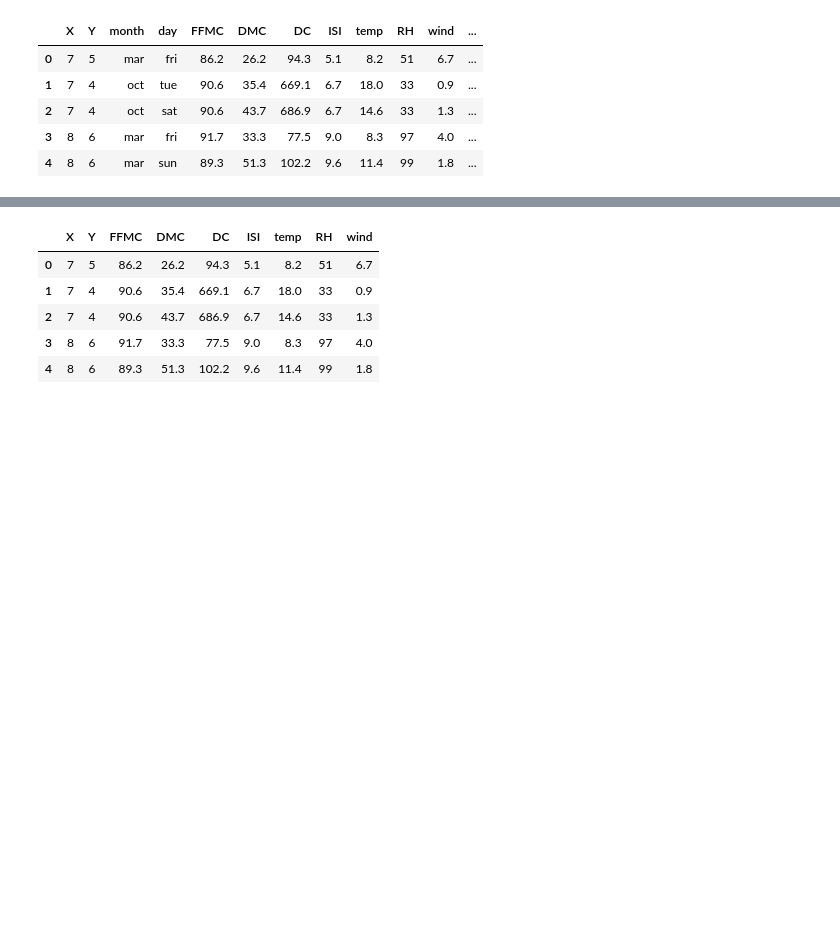
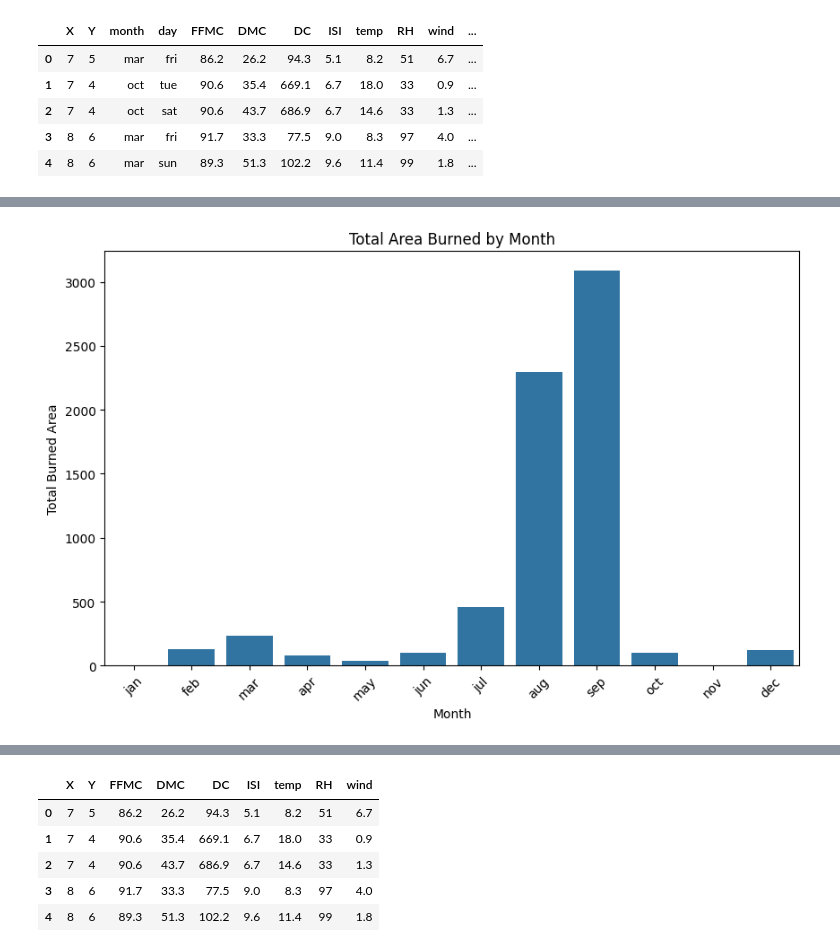
Before and after one commit to Meghant00/Advanced-Machine-Learning, a Jupyter notebook: Gaussian Process Regression.ipynb, the cells around one changed output, grey strips where cells are left out. Cells and saved outputs as stored; diff of their text form; code cells hidden in the pictures; blank space fills up the shorter version.

```diff
--- a/Gaussian Process Regression.ipynb
+++ b/Gaussian Process Regression.ipynb
@@ -22,0 +41,15 @@ data.head()
+# %%
+# Bar Plot of area burnt by month
+# Group by month and sum the area
+month_area = data.groupby('month')['area'].sum().reset_index()
+
+# Plot
+plt.figure(figsize=(10, 6))
+sns.barplot(x='month', y='area', data=month_area, order=['jan', 'feb', 'mar', 'apr', 'may', 'jun', 'jul', 'aug', 'sep', 'oct', 'nov', 'dec'])
+plt.title('Total Area Burned by Month')
+plt.xlabel('Month')
+plt.ylabel('Total Burned Area')
+plt.xticks(rotation=45)
+plt.show()
+# %% [output]
+[figure, added]
```
Also changed, not shown: parts of 14 cells of this notebook.
